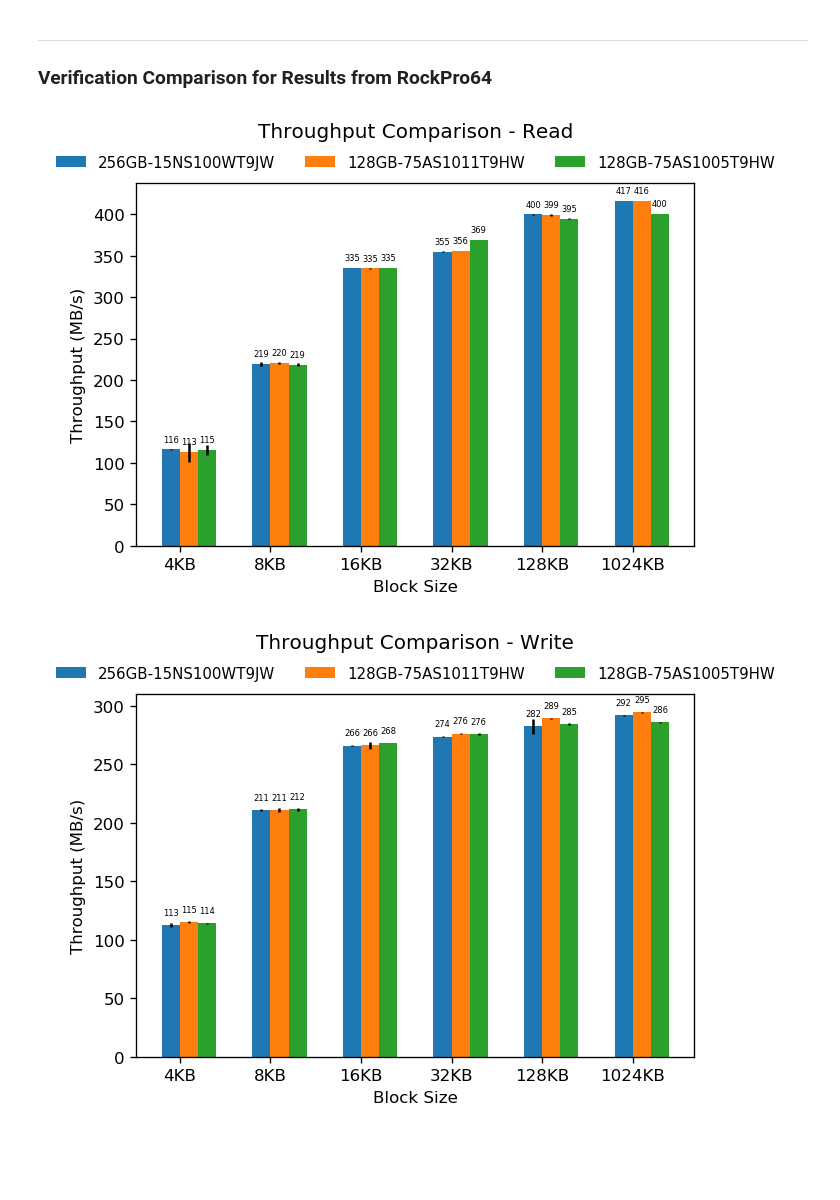
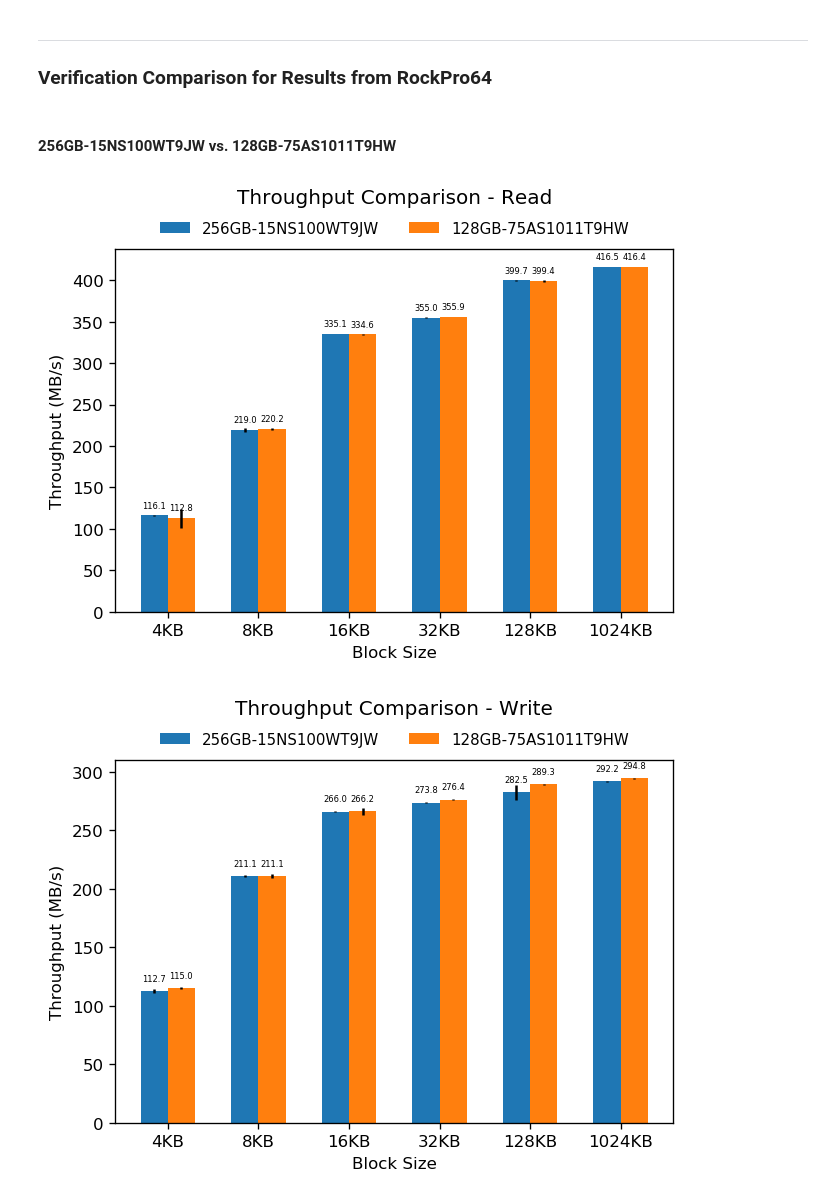
Before and after one commit to ljishen/SSSPT, a Jupyter notebook: analysis/notebooks/throughput_comparison.ipynb, the cells around one changed output. Saved outputs shown, nothing was run; the diff lists cells and outputs as text; code cells hidden in the pictures; blank space fills up the shorter version.

```diff
--- a/analysis/notebooks/throughput_comparison.ipynb
+++ b/analysis/notebooks/throughput_comparison.ipynb
@@ -42,7 +42,7 @@ def plot_throughput_comp(profiles_dirnames):
             for idx_plt, plat in enumerate(platforms):
                 ax.text(idx_bs + width * idx_plt,
                         avg_values[plat][idx_bs] + 7,
-                        '{:.0f}'.format(avg_values[plat][idx_bs]),
+                        '{:.1f}'.format(avg_values[plat][idx_bs]),
                         fontsize=5,
                         ha='center',
                         va='bottom')
@@ -75,12 +75,13 @@ plot_throughput_comp({
 # %% [markdown]
 ---
 ### Verification Comparison for Results from **RockPro64**
+# %% [markdown]
+#### 256GB-15NS100WT9JW vs. 128GB-75AS1011T9HW
 # %%
 plot_throughput_comp({
     '256GB-15NS100WT9JW': 'rockpro64/throughput/1',
-    '128GB-75AS1011T9HW': 'rockpro64/throughput/2',
-    '128GB-75AS1005T9HW': 'rockpro64/throughput/3'
+    '128GB-75AS1011T9HW': 'rockpro64/throughput/2'
 })
 # %% [output]
-[figure, old version]
+[figure, new version]
-[figure, old version]
+[figure, new version]
```
Also changed, not shown: parts of 3 cells of this notebook, 1 other file.
